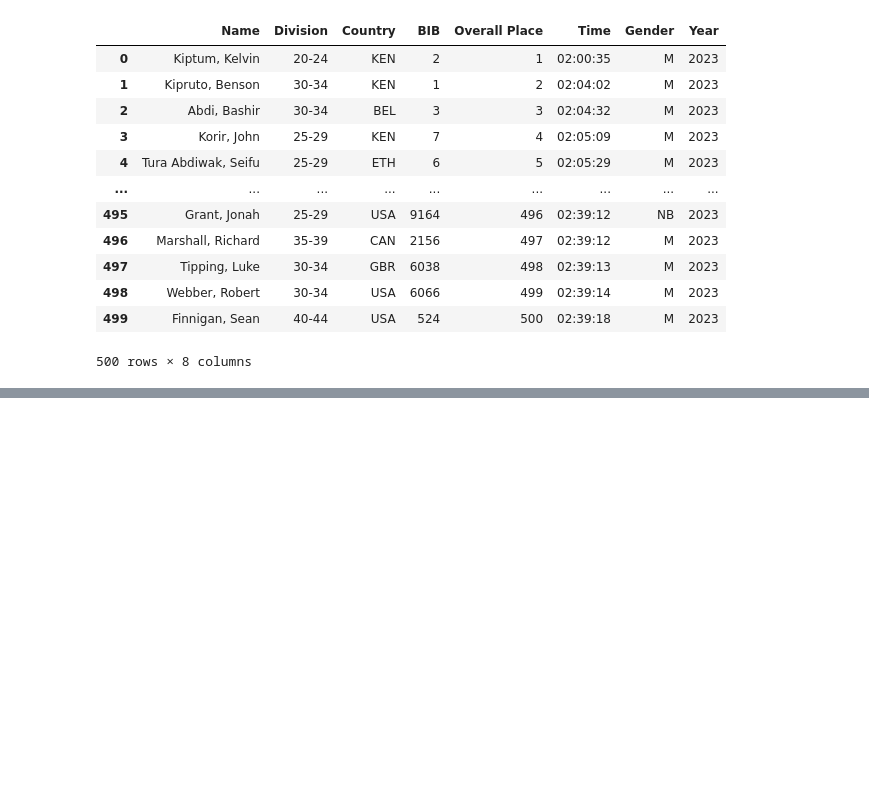
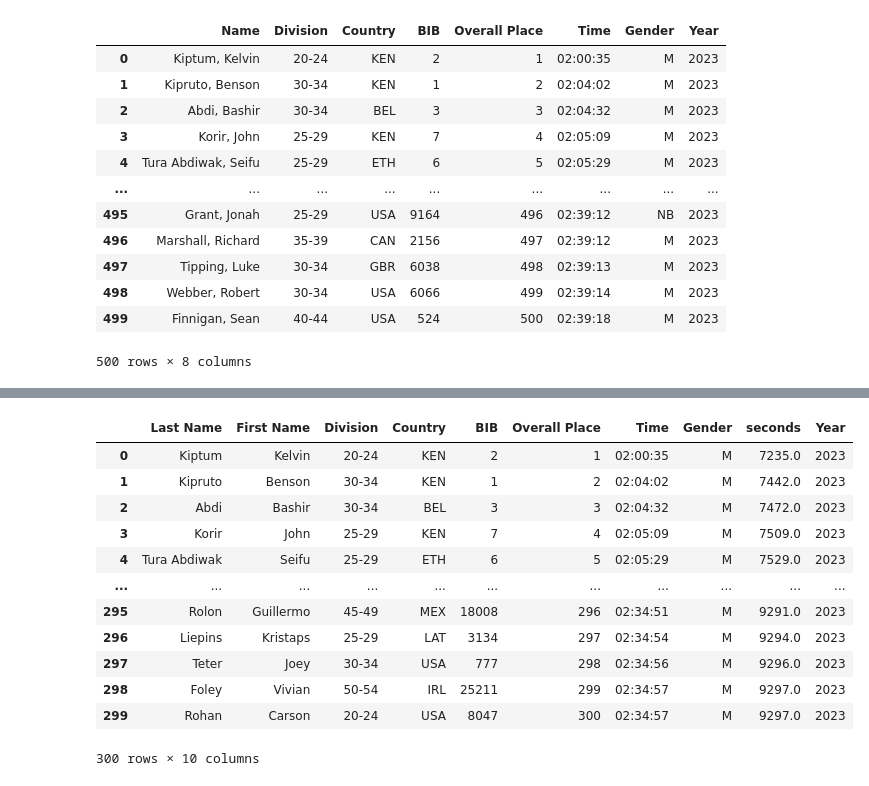
Before and after one commit to snwnkang/CS171_Final_vis_Marathon, a Jupyter notebook: Chicago_Marathon_scraper.ipynb, the cells around one changed output, grey strips where cells are left out. Drawn from its saved outputs; the diff is of its cells as text; code cells hidden in the pictures; blank space fills up the shorter version.

```diff
--- a/Chicago_Marathon_scraper.ipynb
+++ b/Chicago_Marathon_scraper.ipynb
@@ -12487,2 +12562,18 @@ df
+# %%
+df
+# %% [output]
+|  | Last Name | First Name | Division | Country | BIB | Overall Place | Time | Gender | seconds | Year |
+| 0 | Kiptum | Kelvin | 20-24 | KEN | 2 | 1 | 02:00:35 | M | 7235.0 | 2023 |
+| 1 | Kipruto | Benson | 30-34 | KEN | 1 | 2 | 02:04:02 | M | 7442.0 | 2023 |
+| 2 | Abdi | Bashir | 30-34 | BEL | 3 | 3 | 02:04:32 | M | 7472.0 | 2023 |
+| 3 | Korir | John | 25-29 | KEN | 7 | 4 | 02:05:09 | M | 7509.0 | 2023 |
+| 4 | Tura Abdiwak | Seifu | 25-29 | ETH | 6 | 5 | 02:05:29 | M | 7529.0 | 2023 |
+| ... | ... | ... | ... | ... | ... | ... | ... | ... | ... | ... |
+| 295 | Rolon | Guillermo | 45-49 | MEX | 18008 | 296 | 02:34:51 | M | 9291.0 | 2023 |
+| 296 | Liepins | Kristaps | 25-29 | LAT | 3134 | 297 | 02:34:54 | M | 9294.0 | 2023 |
+| 297 | Teter | Joey | 30-34 | USA | 777 | 298 | 02:34:56 | M | 9296.0 | 2023 |
+| 298 | Foley | Vivian | 50-54 | IRL | 25211 | 299 | 02:34:57 | M | 9297.0 | 2023 |
+| 299 | Rohan | Carson | 20-24 | USA | 8047 | 300 | 02:34:57 | M | 9297.0 | 2023 |
+300 rows × 10 columns
 # %%
 df.to_csv('Chicago_Marathon2023.csv', index=False)
```
Also changed, not shown: parts of 7 cells of this notebook.
